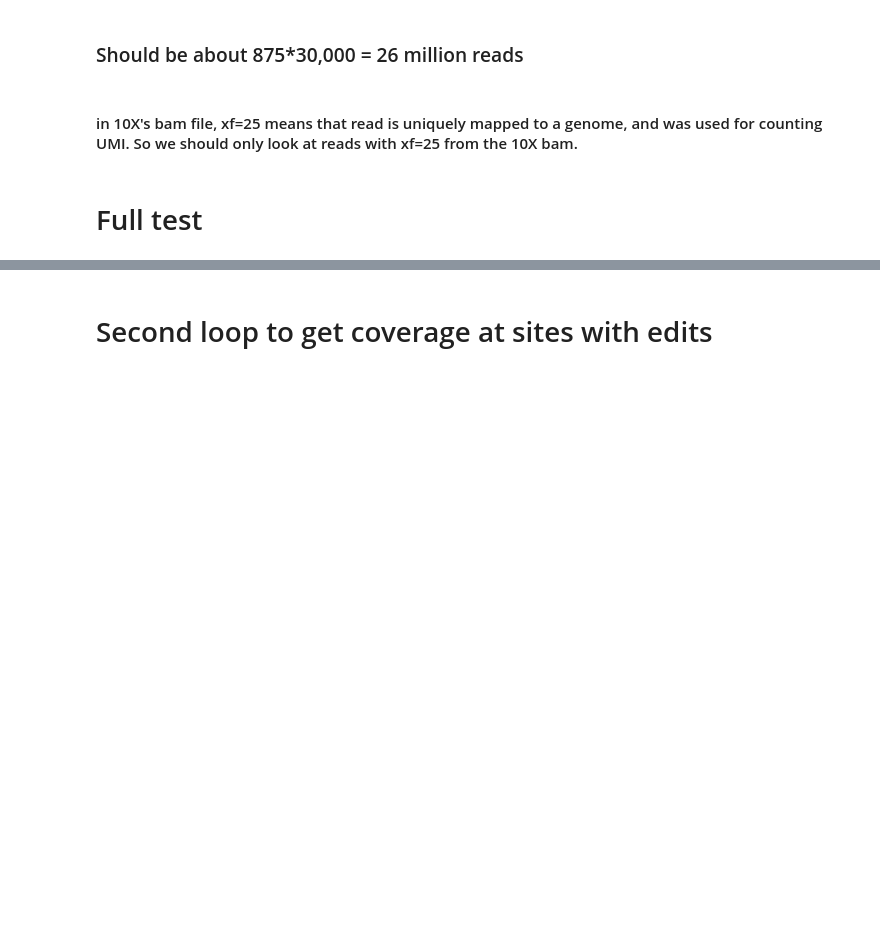
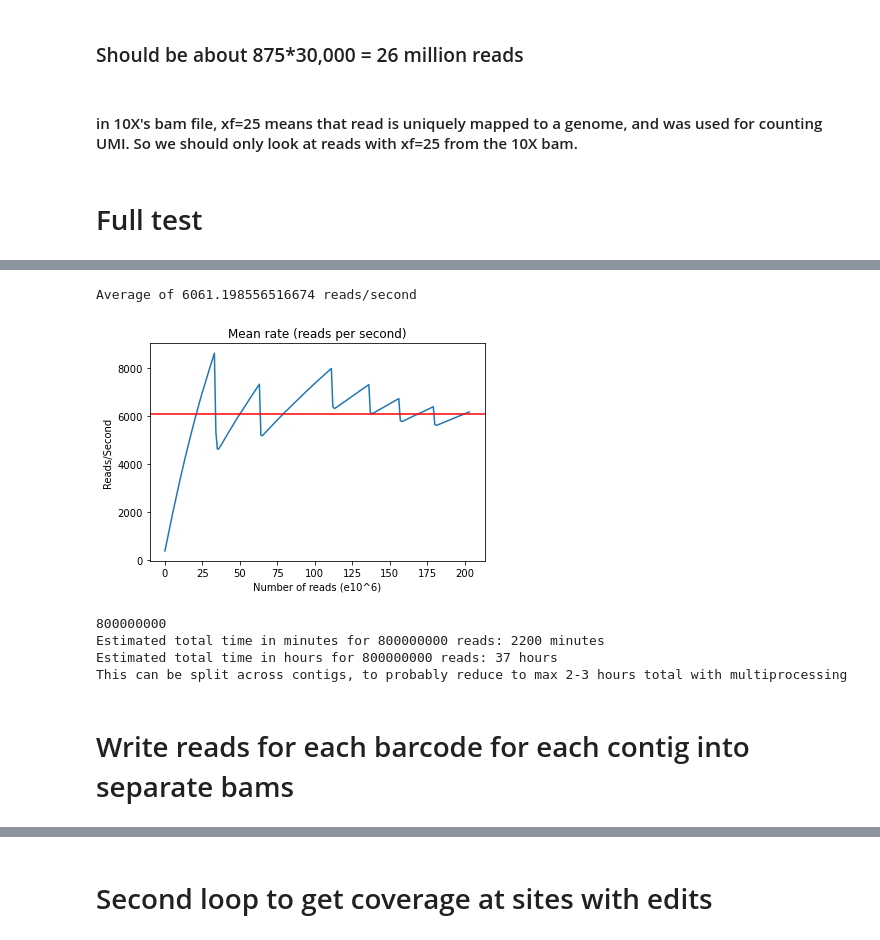
Before and after one commit to howardxu520/MARINE, a Jupyter notebook: scripts/check_against_pileup_all_cells.ipynb, the cells around one changed output, grey strips where cells are left out. Drawn from its saved outputs; the diff is of its cells as text; code cells hidden in the pictures; blank space fills up the shorter version.

```diff
--- a/scripts/check_against_pileup_all_cells.ipynb
+++ b/scripts/check_against_pileup_all_cells.ipynb
@@ -225,0 +184,17 @@ TypeError: object of type 'NoneType' has no len()
+# %%
+rates = []
+for reads, secs in zip(list(num_reads_to_seconds.keys()), list(num_reads_to_seconds.values())):
+    rate = reads/secs
+    rates.append(rate)
+# %%
+plt.plot(range(len(rates)), rates)
+plt.title("Mean rate (reads per second)")
+plt.ylabel("Reads/Second")
+plt.xlabel("Number of reads (e10^6)")
+
+average_rate = np.mean(rates)
+plt.axhline(average_rate, color='r')
+print("Average of {} reads/second".format(average_rate))
+# %% [output]
+Average of 6061.198556516674 reads/second
+[figure, added]
@@ -225,0 +203,17 @@ TypeError: object of type 'NoneType' has no len()
+# %%
+reads_per_cell = 40000
+total_cells = 20000
+total_reads = reads_per_cell * total_cells
+print(total_reads)
+
+total_estimated_time = total_reads * seconds_per_read
+print('Estimated total time in minutes for {} reads: {} minutes'.format(total_reads, round(total_estimated_time/60), 3))
+print('Estimated total time in hours for {} reads: {} hours'.format(total_reads, round(total_estimated_time/3600), 3))
+print("This can be split across contigs, to probably reduce to max 2-3 hours total with multiprocessing")
+# %% [output]
+800000000
+Estimated total time in minutes for 800000000 reads: 2200 minutes
+Estimated total time in hours for 800000000 reads: 37 hours
+This can be split across contigs, to probably reduce to max 2-3 hours total with multiprocessing
+# %% [markdown]
+# Write reads for each barcode for each contig into separate bams
```
Also changed, not shown: parts of 20 cells of this notebook.
